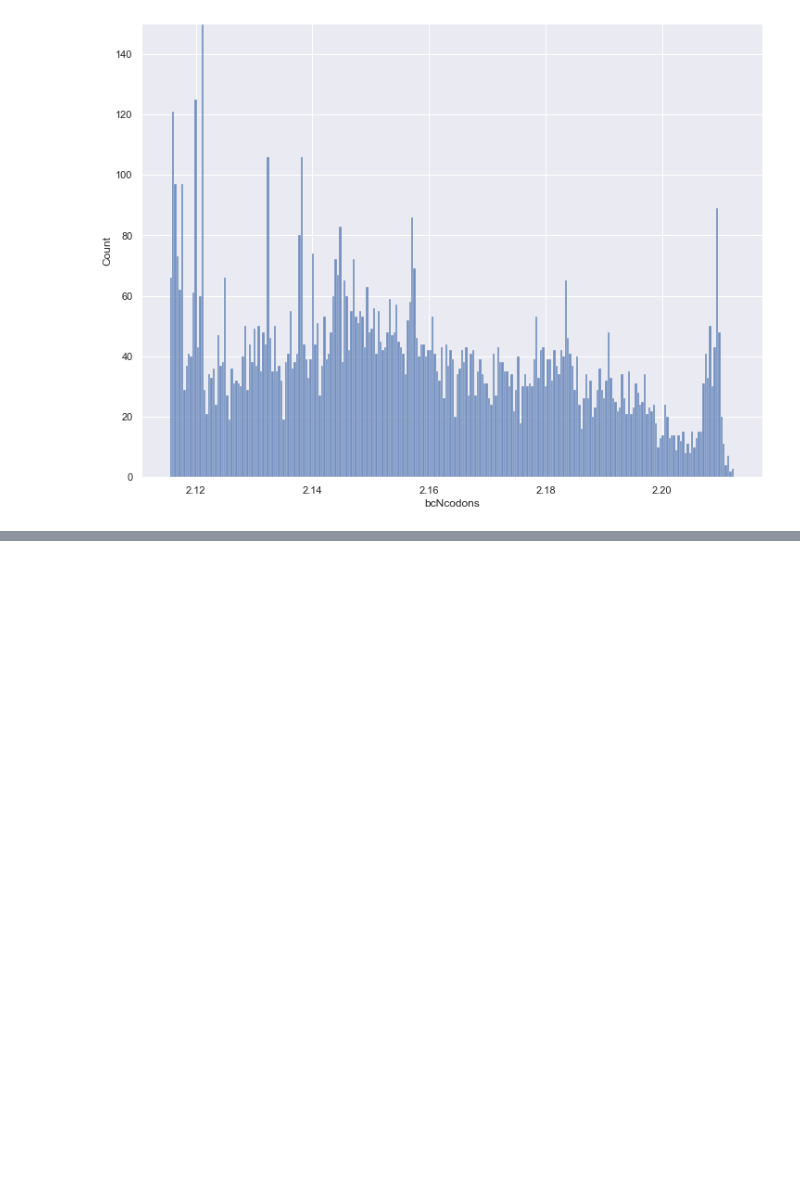
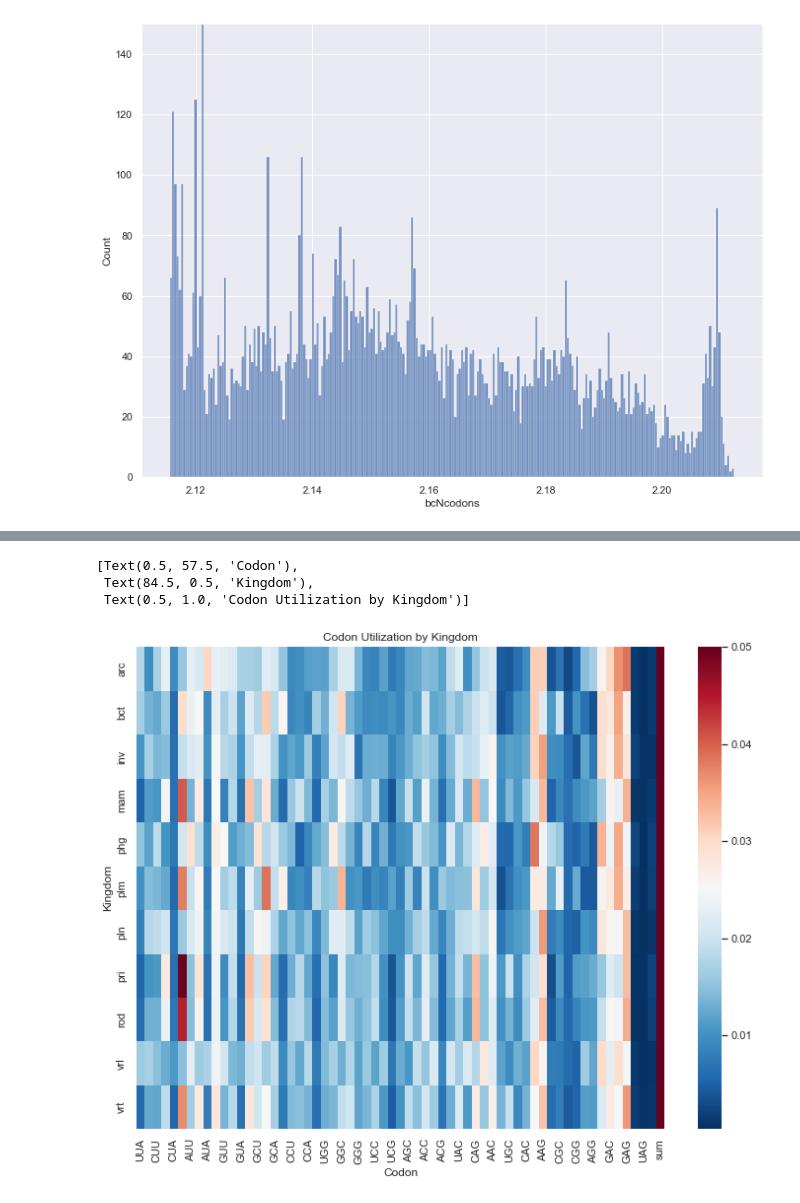
Before and after one commit to bernpb/Codon_Frequency_Classification, a Jupyter notebook: EDA.ipynb, the cells around one changed output, grey strips where cells are left out. Drawn from its saved outputs; the diff is of its cells as text; code cells hidden in the pictures; blank space fills up the shorter version.

```diff
--- a/EDA.ipynb
+++ b/EDA.ipynb
@@ -163,0 +174,9 @@ king_codon
+# %%
+# Strip all data columns not referring to codon frequency, group by kingdom
+
+codon_frequency = data[data['DNAtype'] == 0].groupby('Kingdom').mean()
+codon_frequency.drop(columns = ['Unnamed: 0', 'DNAtype',
+                               'SpeciesID', 'Ncodons', 'logNcodons',
+                               'bcNcodons'],
+                    inplace = True)
+codon_frequency
@@ -163,0 +198,5 @@ king_codon
+# %%
+# Check that the frequencies sum to approximately 1
+
+codon_frequency['sum'] = codon_frequency.sum(axis = 1)
+codon_frequency
@@ -163,0 +218,14 @@ king_codon
+# %%
+# Build a heatmap comparing codon frequency by kingdom
+
+ax = sns.heatmap(data = codon_frequency,
+                vmax = 0.05,
+                cmap = 'RdBu_r')
+ax.set(xlabel = 'Codon',
+      ylabel = 'Kingdom',
+      title = 'Codon Utilization by Kingdom')
+# %% [output]
+[Text(0.5, 57.5, 'Codon'),
+ Text(84.5, 0.5, 'Kingdom'),
+ Text(0.5, 1.0, 'Codon Utilization by Kingdom')]
+[figure, added]
```
Also changed, not shown: parts of 14 cells of this notebook, 9 other files.
